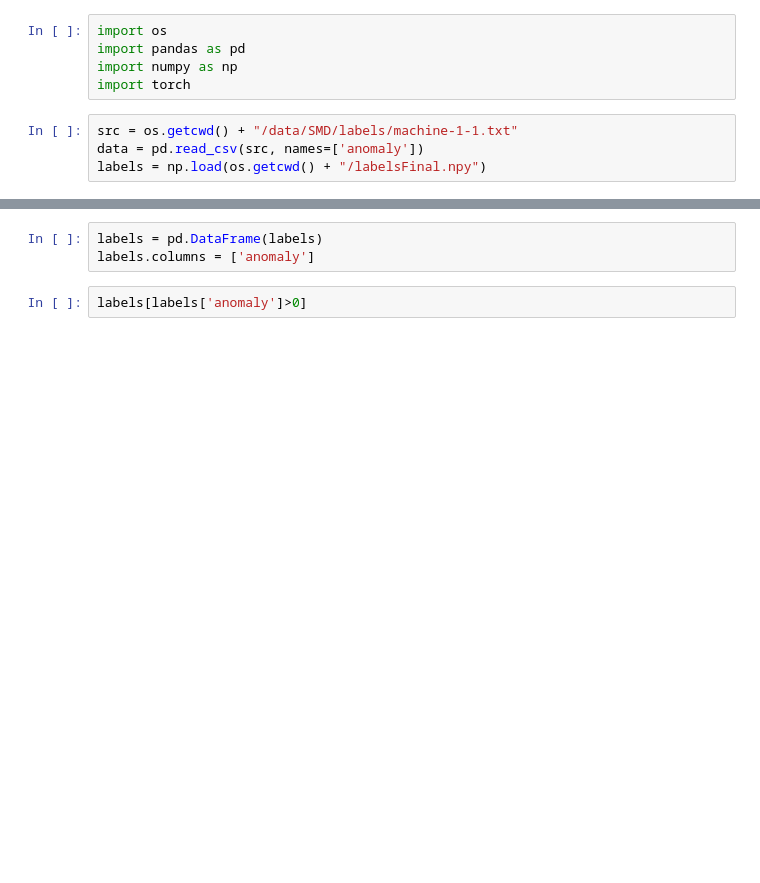
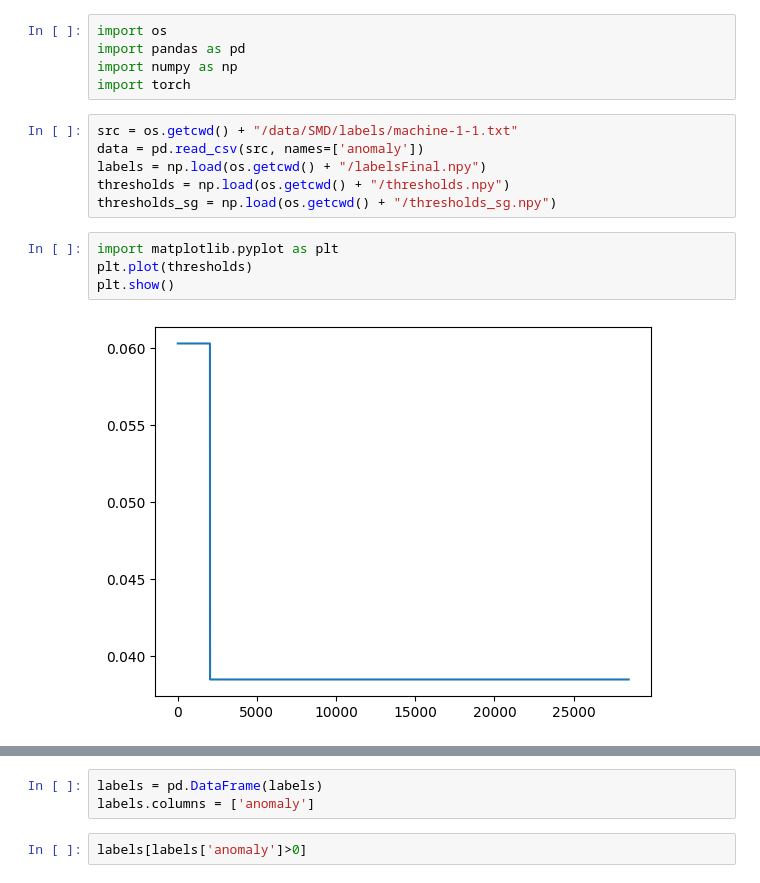
Before and after one commit to UO264808/TranAD, a Jupyter notebook: test_data.ipynb, the cells around one changed output, grey strips where cells are left out. Cells and saved outputs as stored; diff of their text form; blank space fills up the shorter version.

```diff
--- a/test_data.ipynb
+++ b/test_data.ipynb
@@ -7,3 +7,11 @@ import torch
 src = os.getcwd() + "/data/SMD/labels/machine-1-1.txt"
 data = pd.read_csv(src, names=['anomaly'])
 labels = np.load(os.getcwd() + "/labelsFinal.npy")
+thresholds = np.load(os.getcwd() + "/thresholds.npy")
+thresholds_sg = np.load(os.getcwd() + "/thresholds_sg.npy")
+# %%
+import matplotlib.pyplot as plt
+plt.plot(thresholds)
+plt.show()
+# %% [output]
+[figure, added]
```
Also changed, not shown: parts of 1 cell of this notebook, 3 other files.
